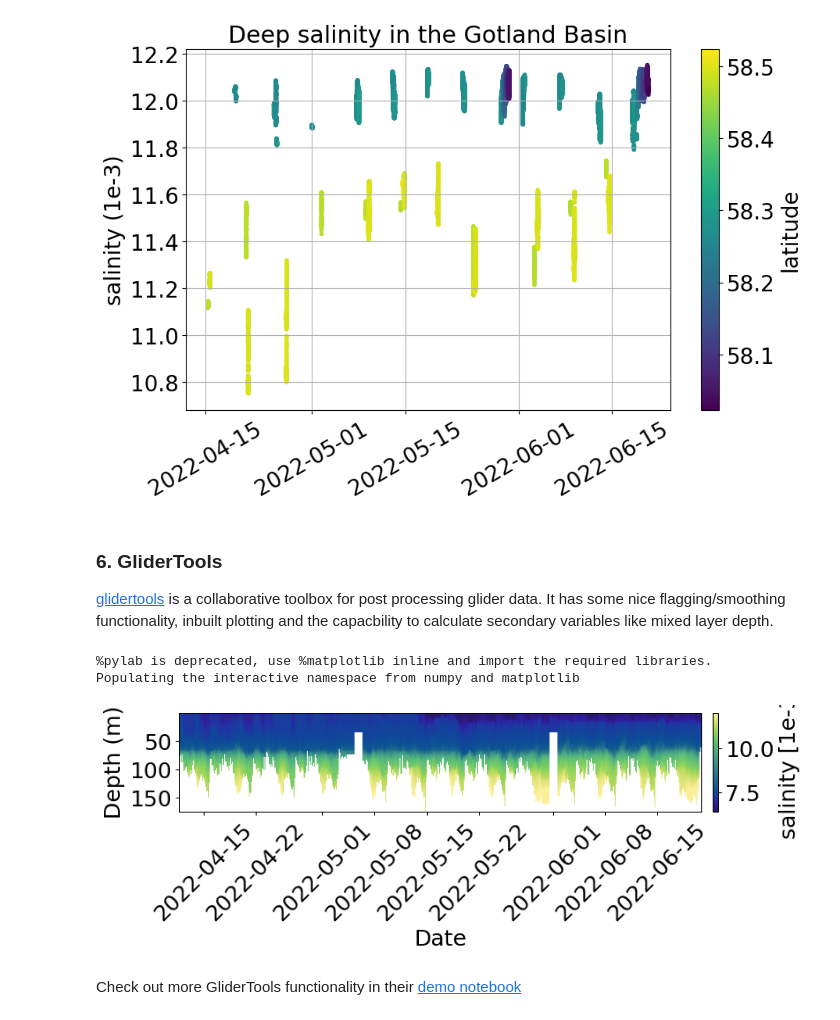
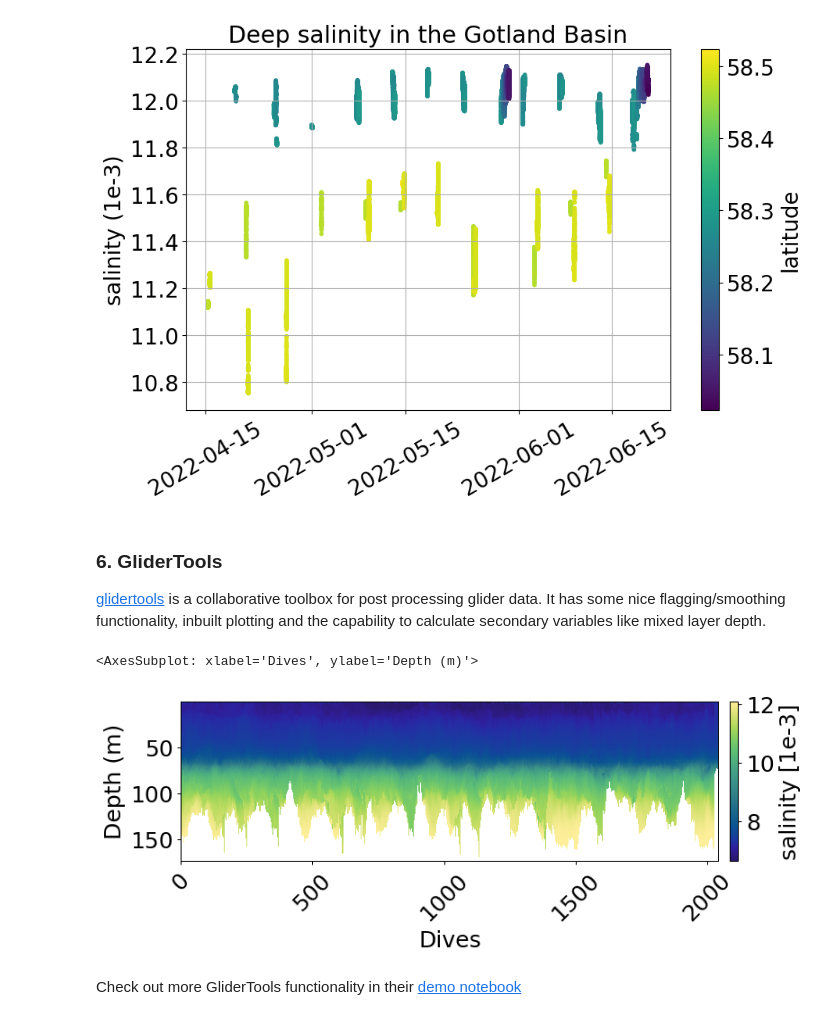
Before and after one commit to MOchiara/download_glider_data, a Jupyter notebook: example_analysis.ipynb, the cells around one changed output. Cells and saved outputs as stored; diff of their text form; code cells hidden in the pictures.

```diff
--- a/example_analysis.ipynb
+++ b/example_analysis.ipynb
@@ -17,3 +11,12 @@ datasets_to_download = ['delayed_SEA068_M27', 'nrt_SEA068_M27', 'delayed_SEA069_
+# %%
+datasets_to_download = ['delayed_SEA068_M27', 'nrt_SEA068_M27', 'delayed_SEA069_M9',
+       'nrt_SEA069_M9', 'delayed_SEA067_M26', 'nrt_SEA067_M26',
+       'delayed_SEA067_M27', 'nrt_SEA067_M27', 'delayed_SEA067_M29',
+       'nrt_SEA067_M29', 'delayed_SEA067_M30', 'nrt_SEA067_M30',
+       'delayed_SEA067_M32', 'nrt_SEA067_M32', 'delayed_SEA063_M35',
+       'nrt_SEA067_M37', 'delayed_SEA066_M41', 'nrt_SEA066_M41',
+       'delayed_SEA066_M42', 'nrt_SEA066_M42', 'delayed_SEA066_M43',
+       'nrt_SEA066_M43']
 # %% [markdown]
 These are datasets that extended to > 150 m depth in the seas northeast of Gotland
 # %% [markdown]
@@ -244,3 +203,5 @@ ds_gotland = xr.concat((ds_m26, ds_m27, ds_m29), dim='obs')
+# %%
+ds_gotland = xr.concat((ds_delayed["delayed_SEA067_M26"], ds_delayed["delayed_SEA067_M27"], ds_delayed["delayed_SEA067_M29"]), dim='obs')
 # %% [markdown]
 We can now create plots from one dataset, rather than looping through several individual ones
 # %%
@@ -257,22 +218,18 @@ plt.grid()
 # %% [markdown]
 ### 6. GliderTools
 
-[glidertools](https://github.com/GliderToolsCommunity/GliderTools) is a collaborative toolbox for post processing glider data. It has some nice flagging/smoothing functionality, inbuilt plotting and the capacbility to calculate secondary variables like mixed layer depth.
+[glidertools](https://github.com/GliderToolsCommunity/GliderTools) is a collaborative toolbox for post processing glider data. It has some nice flagging/smoothing functionality, inbuilt plotting and the capability to calculate secondary variables like mixed layer depth.
 # %%
 import glidertools as gt
 from cmocean import cm as cmo
 %load_ext autoreload
 # pylab for more MATLAB like environment and inline displays plots below cells
-%pylab inline
-plt.rcParams.update({'font.size': 14})
+plt.rcParams.update({'font.size': 12})
-# %% [output]
-%pylab is deprecated, use %matplotlib inline and import the required libraries.
-Populating the interactive namespace from numpy and matplotlib
 # %%
-gt.plot(ds_gotland.profile_mean_time, ds_gotland.depth, ds_gotland.salinity, cmap=cmo.haline, robust=True)
-show()
+gt.plot(ds_gotland.profile_num, ds_gotland.depth, ds_gotland.salinity, cmap=cmo.haline, robust=True)
 # %% [output]
+<AxesSubplot: xlabel='Dives', ylabel='Depth (m)'>
-[figure, old version]
+[figure, new version]
 # %% [markdown]
 Check out more GliderTools functionality in their [demo notebook](https://github.com/GliderToolsCommunity/GliderTools/blob/master/notebooks/Demo_GT.ipynb)
 # %% [markdown]
```
Also changed, not shown: parts of 13 cells of this notebook.
